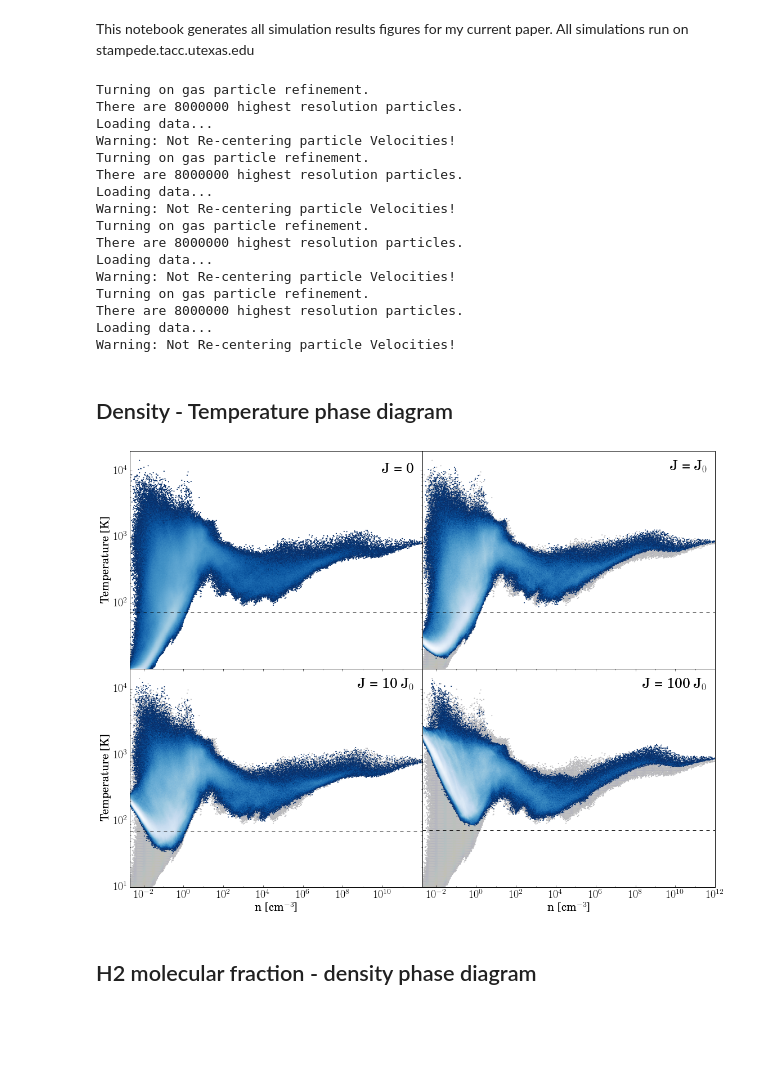
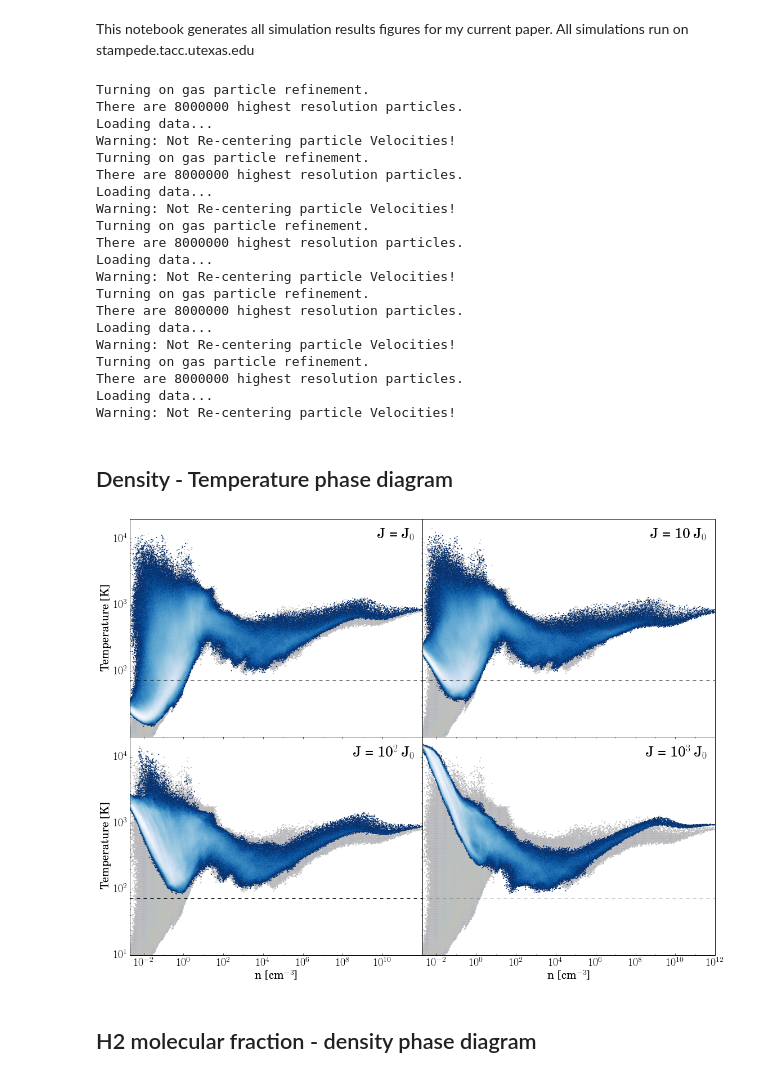
Before and after one commit to hummel/xray_notebooks, a Jupyter notebook: Phase Plots.ipynb, the cells around one changed output. Drawn from its saved outputs; the diff is of its cells as text; code cells hidden in the pictures; blank space fills up the shorter version.

Commit message:
Plot J = J_0 to 1e3 J_0 with J=0 as grey background in each panel.

```diff
--- a/Phase Plots.ipynb
+++ b/Phase Plots.ipynb
@@ -16,17 +16,19 @@ simV = pyGadget.sim.Simulation('stampede/vanilla',length='pc')
 sim1 = pyGadget.sim.Simulation('stampede/xr_tau_J0',length='pc')
 sim2 = pyGadget.sim.Simulation('stampede/xr_tau_J1',length='pc')
 sim3 = pyGadget.sim.Simulation('stampede/xr_tau_J2',length='pc')
+sim4 = pyGadget.sim.Simulation('stampede/xr_tau_J3',length='pc')
 # %%
 simname = {'vanilla':r'J = 0',
         'xr_tau_J0': r'J = J$_{0}$',
         'xr_tau_J1': r'J = 10 J$_{0}$',
-        'xr_tau_J2': r'J = 100 J$_{0}$'}
-name = ['vanilla', 'xr_tau_J0', 'xr_tau_J1', 'xr_tau_J2']
+        'xr_tau_J2': r'J = 10$^2$ J$_{0}$',
+        'xr_tau_J3': r'J = 10$^3$ J$_{0}$'}
+name = ['vanilla', 'xr_tau_J0', 'xr_tau_J1', 'xr_tau_J2', 'xr_tau_J3']
 # %%
 #n0, n1, n2, n3, tag = 100, 102, 202, 135, '_z26'
 #n0, n1, n2, n3, tag = 615, 609, 236, 277, ''
 #n0, n1, n2, n3, tag = 355, 269, 201, 200, '_t0'
-n0, n1, n2, n3, tag = 355, 306, 327, 271, '_tau0'
+n0, n1, n2, n3, n4, tag = 355, 306, 327, 271, 235, '_tau0'
 #n0, n1, n2, n3, tag = 665, 575, 502, 501, '_t1k'
 #n0, n1, n2, n3, tag = 974, 880, 802, 800, '_t2k'
 #n0, n1, n2, n3, tag = 1128, 1032, 951, 950, '_t2500'
@@ -39,6 +41,7 @@ snapV = simV.load_snapshot(n0, 'ndensity', 'temp', 'h2frac', 'HDfrac', 'electron
 snap1 = sim1.load_snapshot(n1, 'ndensity', 'temp', 'h2frac', 'HDfrac', 'electron_frac','coordinates')#,stride=1e5)
 snap2 = sim2.load_snapshot(n2, 'ndensity', 'temp', 'h2frac', 'HDfrac', 'electron_frac','coordinates')#,stride=1e5)
 snap3 = sim3.load_snapshot(n3, 'ndensity', 'temp', 'h2frac', 'HDfrac', 'electron_frac','coordinates')#,stride=1e5)
+snap4 = sim4.load_snapshot(n4, 'ndensity', 'temp', 'h2frac', 'HDfrac', 'electron_frac','coordinates')#,stride=1e5)
 # %% [output]
 Turning on gas particle refinement.
 There are 8000000 highest resolution particles.
@@ -56,33 +59,37 @@ Turning on gas particle refinement.
 There are 8000000 highest resolution particles.
 Loading data...
 Warning: Not Re-centering particle Velocities!
+Turning on gas particle refinement.
+There are 8000000 highest resolution particles.
+Loading data...
+Warning: Not Re-centering particle Velocities!
 # %% [markdown]
 ## Density - Temperature phase diagram
 # %%
 fig = plt.figure(2, figsize=(16,12))
 ax0 = fig.add_subplot(221)
 ax1 = fig.add_subplot(222)
 ax2 = fig.add_subplot(223)
 ax3 = fig.add_subplot(224)
 
-for i, (ax, snap) in enumerate([(ax0,snapV), (ax1,snap1), (ax2,snap2), (ax3,snap3)]):
+for i, (ax, snap) in enumerate([(ax0,snap1), (ax1,snap2), (ax2,snap3), (ax3,snap4)]):
     ax = pyGadget.multiplot.Phase.temp(snapV,ax, rasterized=True, color='.75', cmbline=False)
     ax = pyGadget.multiplot.Phase.temp(snap,ax, rasterized=True, cmap=plt.cm.Blues_r)
-    ax.text(.97,.95, simname[name[i]], ha='right', va='top', size=25, transform=ax.transAxes)
+    ax.text(.97,.95, simname[name[i+1]], ha='right', va='top', size=25, transform=ax.transAxes)
 
 ax0.xaxis.set_visible(False)
 ax1.xaxis.set_visible(False)
 ax1.yaxis.set_visible(False)
 ax3.yaxis.set_visible(False)
 ax2.set_xticks((1e-2,1e0,1e2,1e4,1e6,1e8,1e10))
 ax3.set_xticks((1e-2,1e0,1e2,1e4,1e6,1e8,1e10,1e12))
 ax0.set_yticks((1e2,1e3,1e4))
 ax2.set_yticks((10,1e2,1e3,1e4))
 
 fig.tight_layout(w_pad=0.0,h_pad=0.0)
 fig.savefig('figures/phase_diagrams/temp'+tag+'.png', bbox_inches='tight')
 # %% [output]
-[figure, old version]
+[figure, new version]
 # %% [markdown]
 ## H2 molecular fraction - density phase diagram
 # %%
```
Also changed, not shown: parts of 4 cells of this notebook.
